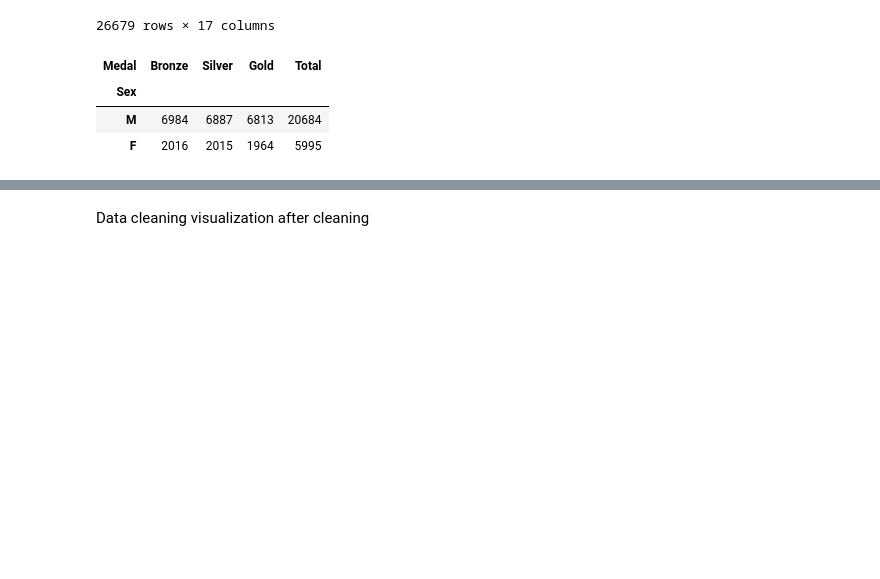
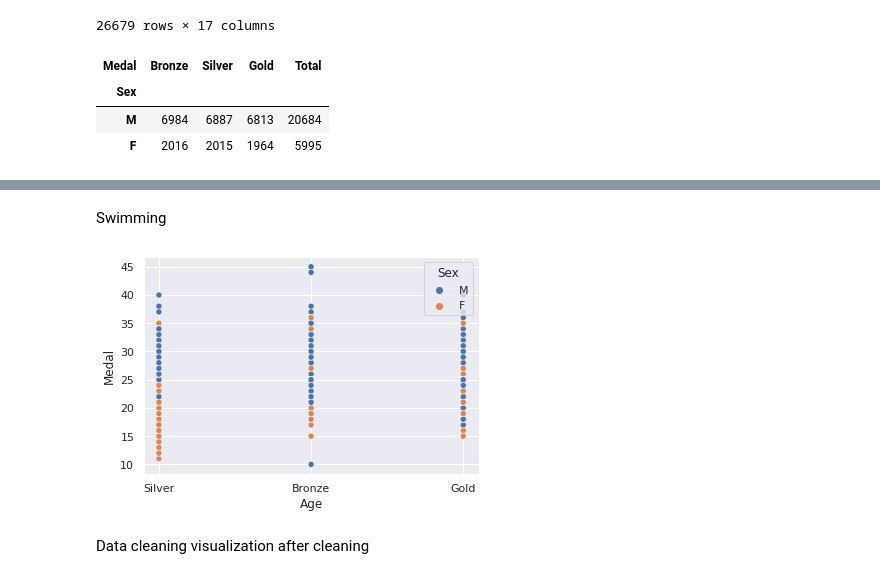
Before and after one commit to Nourankh20/Data-Visualization, a Jupyter notebook: Visualization.ipynb, the cells around one changed output, grey strips where cells are left out. Drawn from its saved outputs; the diff is of its cells as text; code cells hidden in the pictures; blank space fills up the shorter version.

```diff
--- a/Visualization.ipynb
+++ b/Visualization.ipynb
@@ -468,3 +489,13 @@ total_medals
+# %% [markdown]
+Swimming
+# %%
+Gymnastics = tmp_medal.loc[tmp_medal['Sport'] == 'Gymnastics']
+
+sns.scatterplot(x=Gymnastics.Medal, y=Gymnastics.Age, hue='Sex', data=tmp_medal)
+plt.xlabel("Age")
+plt.ylabel("Medal");
+# %% [output]
+[figure, added]
 # %% [markdown]
 Data cleaning visualization after cleaning
 # %% [markdown]
```
Also changed, not shown: parts of 7 cells of this notebook.
